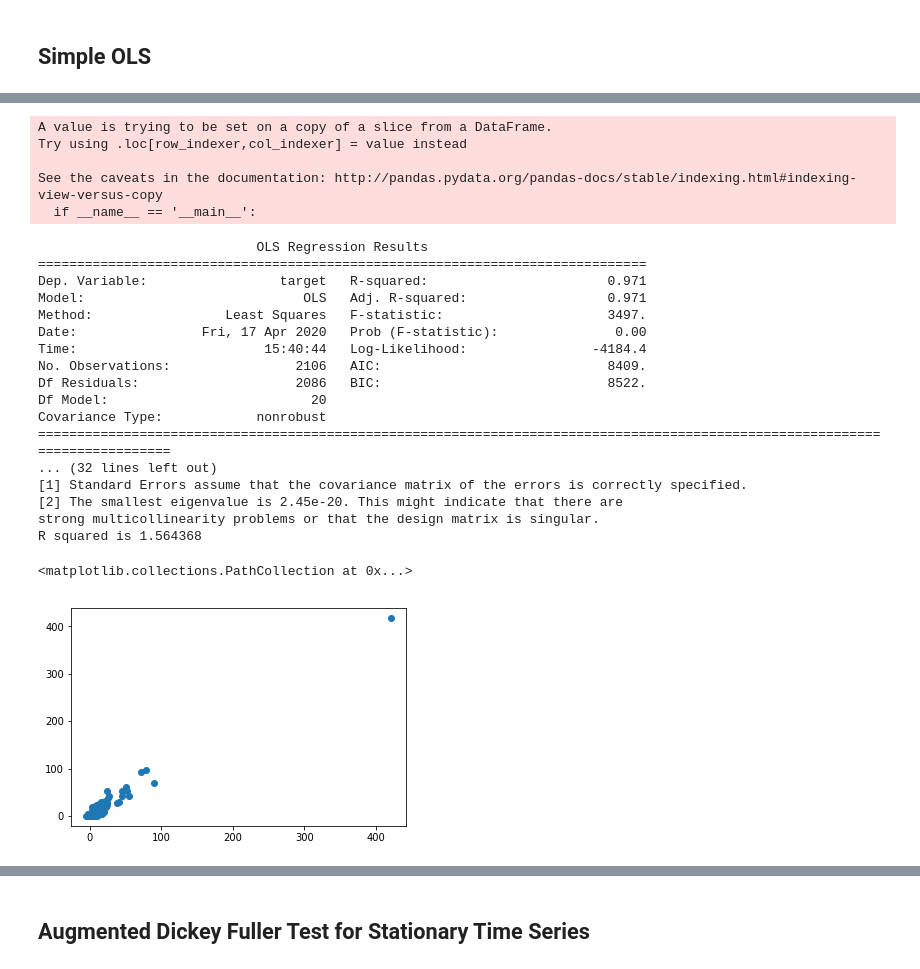
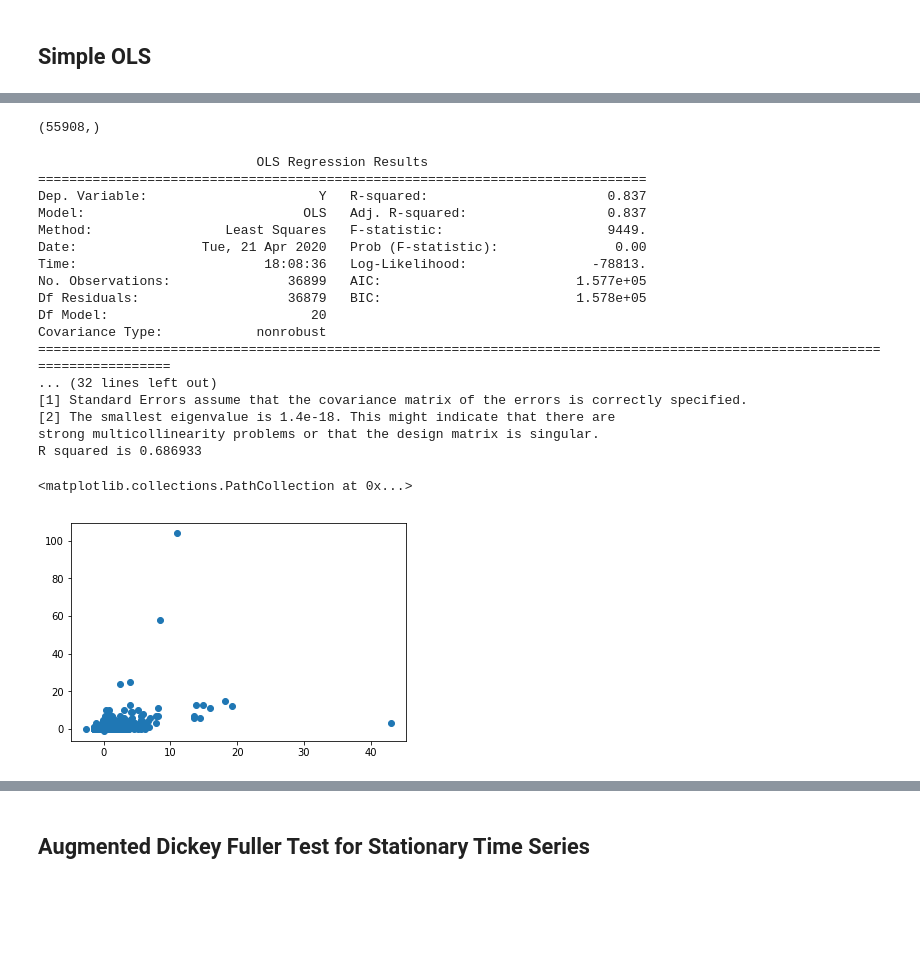
Before and after one commit to majesticfish/CS156B-Covid-Challenge, a Jupyter notebook: exploratory/Sean's Notebook/Get sum data.ipynb, the cells around one changed output, grey strips where cells are left out. Saved outputs shown, nothing was run; the diff lists cells and outputs as text; code cells hidden in the pictures; blank space fills up the shorter version.

Commit message:
CHanging structure of data getting

```diff
--- a/exploratory/Sean's Notebook/Get sum data.ipynb
+++ b/exploratory/Sean's Notebook/Get sum data.ipynb
@@ -204,8 +250,0 @@ def get_XY(features, delta_y, look_back_y, get_y):
-# %%
-df_res = get_XY(features, 5, 5, get_delta_deaths)
-# %% [output]
-A value is trying to be set on a copy of a slice from a DataFrame.
-Try using .loc[row_indexer,col_indexer] = value instead
-
-See the caveats in the documentation: http://pandas.pydata.org/pandas-docs/stable/indexing.html#indexing-view-versus-copy
-  if __name__ == '__main__':
@@ -216,38 +251,47 @@ y = df_res['target']
+# %%
+X = df_new.iloc[:,2:-1]
+y = df_new['Y']
+y.shape
+# %% [output]
+(55908,)
 # %%
-X_test = X.iloc[-1000:]
-y_test = y.iloc[-1000:]
-X_train = X.iloc[:-1000]
-y_train = y.iloc[:-1000]
+train_num = int(y.shape[0] * 0.66)
+X_test = X.iloc[train_num:]
+y_test = y.iloc[train_num:]
+X_train = X.iloc[:train_num]
+y_train = y.iloc[:train_num]
 model = sm.OLS(y_train,X_train)
 result = model.fit()
 print(result.summary())
 
 
-yhat = result.predict(X_test)
-ybar = np.sum(y_test)/len(y_test)          # or sum(y)/len(y)
-ssreg = np.sum((yhat-ybar)**2)   # or sum([ (yihat - ybar)**2 for yihat in yhat])
-sstot = np.sum((y_test - ybar)**2)    # or sum([ (yi - ybar)**2 for yi in y])
-print("R squared is %f" % (ssreg / sstot))
+def Rsquare(pred, actual):
+    yhat = pred
+    ybar = np.sum(actual)/len(actual)          # or sum(y)/len(y)
+    ssreg = np.sum((yhat-ybar)**2)   # or sum([ (yihat - ybar)**2 for yihat in yhat])
+    sstot = np.sum((y_test - ybar)**2)    # or sum([ (yi - ybar)**2 for yi in y])
+    return ((sstot-ssreg)/sstot)
+print("R squared is %f" % (Rsquare(result.predict(X_test), y_test)))
 # %% [output]
                             OLS Regression Results
 ==============================================================================
-Dep. Variable:                 target   R-squared:                       0.971
-Model:                            OLS   Adj. R-squared:                  0.971
-Method:                 Least Squares   F-statistic:                     3497.
-Date:                Fri, 17 Apr 2020   Prob (F-statistic):               0.00
-Time:                        15:40:44   Log-Likelihood:                -4184.4
-No. Observations:                2106   AIC:                             8409.
-Df Residuals:                    2086   BIC:                             8522.
+Dep. Variable:                      Y   R-squared:                       0.837
+Model:                            OLS   Adj. R-squared:                  0.837
+Method:                 Least Squares   F-statistic:                     9449.
+Date:                Tue, 21 Apr 2020   Prob (F-statistic):               0.00
+Time:                        18:08:36   Log-Likelihood:                -78813.
+No. Observations:               36899   AIC:                         1.577e+05
+Df Residuals:                   36879   BIC:                         1.578e+05
 Df Model:                          20
 Covariance Type:            nonrobust
 =============================================================================================================================
 ... (32 lines left out)
 [1] Standard Errors assume that the covariance matrix of the errors is correctly specified.
-[2] The smallest eigenvalue is 2.45e-20. This might indicate that there are
+[2] The smallest eigenvalue is 1.4e-18. This might indicate that there are
 strong multicollinearity problems or that the design matrix is singular.
-R squared is 1.564368
+R squared is 0.686933
 # %%
-plt.scatter(result.predict(X), y)
+plt.scatter(result.predict(X_test), y_test)
 # %% [output]
 <matplotlib.collections.PathCollection at 0x...>
-[figure, old version]
+[figure, new version]
```
Also changed, not shown: parts of 12 cells of this notebook.
